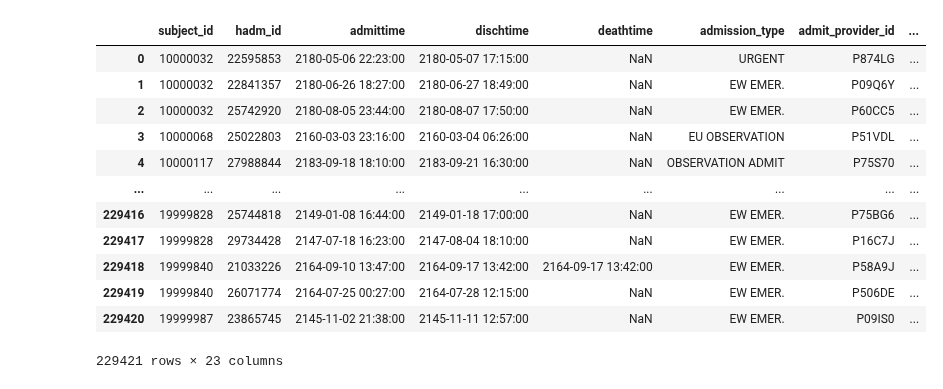
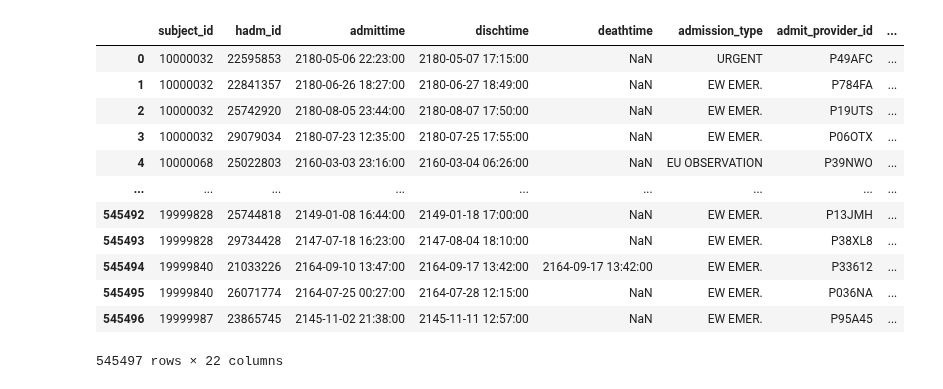
Before and after one commit to causalpathlab/EHR-OT, a Jupyter notebook: mimiciv_exp/preprocess/preprocess.ipynb, the cells around one changed output. Drawn from its saved outputs; the diff is of its cells as text; code cells hidden in the pictures.

```diff
--- a/mimiciv_exp/preprocess/preprocess.ipynb
+++ b/mimiciv_exp/preprocess/preprocess.ipynb
@@ -11,7 +13,7 @@ sys.path.append(f"/home/{user_id}/MIMIC-IV/")
 import os
 import pandas as pd
 # %%
-base_path = f"/home/{user_id}/MIMIC-IV/"
+base_path = f"/home/{user_id}/physionet.org/files/mimiciv/3.1/"
 # %%
 admission_df = pd.read_csv(os.path.join(base_path, "hosp/admissions.csv"))
 display(admission_df)
@@ -156,20 +87,19 @@ display(grouped_prescription_df)
 # %%
 # Combine admission, diagnoses_icd and procedures_icd
-final_admission_df = admission_df.merge(patient_df, left_on='subject_id', right_on='subject_id')
-final_admission_df = final_admission_df.merge(grouped_diagnoses_icd_df, left_on='hadm_id', right_on='hadm_id')
-final_admission_df = final_admission_df.merge(grouped_procedures_icd_df, left_on='hadm_id', right_on='hadm_id')
-display(final_admission_df)
+mimic_iv_df = admission_df.merge(patient_df, left_on='subject_id', right_on='subject_id')
+mimic_iv_df = mimic_iv_df.merge(grouped_diagnoses_icd_df, left_on='hadm_id', right_on='hadm_id')
+display(mimic_iv_df)
 # %% [output]
 |  | subject_id | hadm_id | admittime | dischtime | deathtime | admission_type | admit_provider_id | ... |
-| 0 | 10000032 | 22595853 | 2180-05-06 22:23:00 | 2180-05-07 17:15:00 | NaN | URGENT | P874LG | ... |
-| 1 | 10000032 | 22841357 | 2180-06-26 18:27:00 | 2180-06-27 18:49:00 | NaN | EW EMER. | P09Q6Y | ... |
-| 2 | 10000032 | 25742920 | 2180-08-05 23:44:00 | 2180-08-07 17:50:00 | NaN | EW EMER. | P60CC5 | ... |
-| 3 | 10000068 | 25022803 | 2160-03-03 23:16:00 | 2160-03-04 06:26:00 | NaN | EU OBSERVATION | P51VDL | ... |
-| 4 | 10000117 | 27988844 | 2183-09-18 18:10:00 | 2183-09-21 16:30:00 | NaN | OBSERVATION ADMIT | P75S70 | ... |
+| 0 | 10000032 | 22595853 | 2180-05-06 22:23:00 | 2180-05-07 17:15:00 | NaN | URGENT | P49AFC | ... |
+| 1 | 10000032 | 22841357 | 2180-06-26 18:27:00 | 2180-06-27 18:49:00 | NaN | EW EMER. | P784FA | ... |
+| 2 | 10000032 | 25742920 | 2180-08-05 23:44:00 | 2180-08-07 17:50:00 | NaN | EW EMER. | P19UTS | ... |
+| 3 | 10000032 | 29079034 | 2180-07-23 12:35:00 | 2180-07-25 17:55:00 | NaN | EW EMER. | P06OTX | ... |
+| 4 | 10000068 | 25022803 | 2160-03-03 23:16:00 | 2160-03-04 06:26:00 | NaN | EU OBSERVATION | P39NWO | ... |
 | ... | ... | ... | ... | ... | ... | ... | ... | ... |
-| 229416 | 19999828 | 25744818 | 2149-01-08 16:44:00 | 2149-01-18 17:00:00 | NaN | EW EMER. | P75BG6 | ... |
-| 229417 | 19999828 | 29734428 | 2147-07-18 16:23:00 | 2147-08-04 18:10:00 | NaN | EW EMER. | P16C7J | ... |
-| 229418 | 19999840 | 21033226 | 2164-09-10 13:47:00 | 2164-09-17 13:42:00 | 2164-09-17 13:42:00 | EW EMER. | P58A9J | ... |
-| 229419 | 19999840 | 26071774 | 2164-07-25 00:27:00 | 2164-07-28 12:15:00 | NaN | EW EMER. | P506DE | ... |
-| 229420 | 19999987 | 23865745 | 2145-11-02 21:38:00 | 2145-11-11 12:57:00 | NaN | EW EMER. | P09IS0 | ... |
+| 545492 | 19999828 | 25744818 | 2149-01-08 16:44:00 | 2149-01-18 17:00:00 | NaN | EW EMER. | P13JMH | ... |
+| 545493 | 19999828 | 29734428 | 2147-07-18 16:23:00 | 2147-08-04 18:10:00 | NaN | EW EMER. | P38XL8 | ... |
+| 545494 | 19999840 | 21033226 | 2164-09-10 13:47:00 | 2164-09-17 13:42:00 | 2164-09-17 13:42:00 | EW EMER. | P33612 | ... |
+| 545495 | 19999840 | 26071774 | 2164-07-25 00:27:00 | 2164-07-28 12:15:00 | NaN | EW EMER. | P036NA | ... |
+| 545496 | 19999987 | 23865745 | 2145-11-02 21:38:00 | 2145-11-11 12:57:00 | NaN | EW EMER. | P95A45 | ... |
-229421 rows × 23 columns
+545497 rows × 22 columns
```
Also changed, not shown: parts of 21 cells of this notebook, 13 other files.
